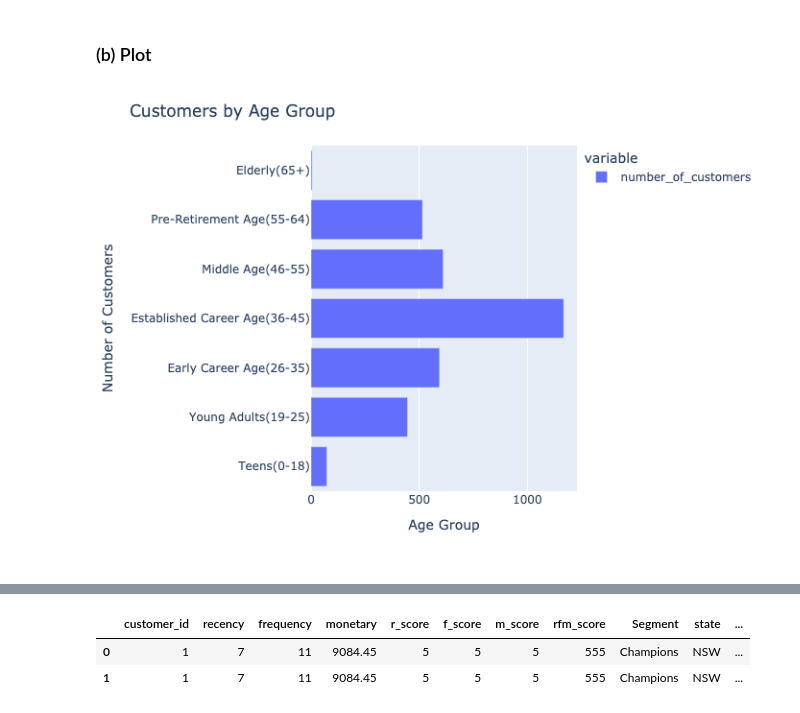
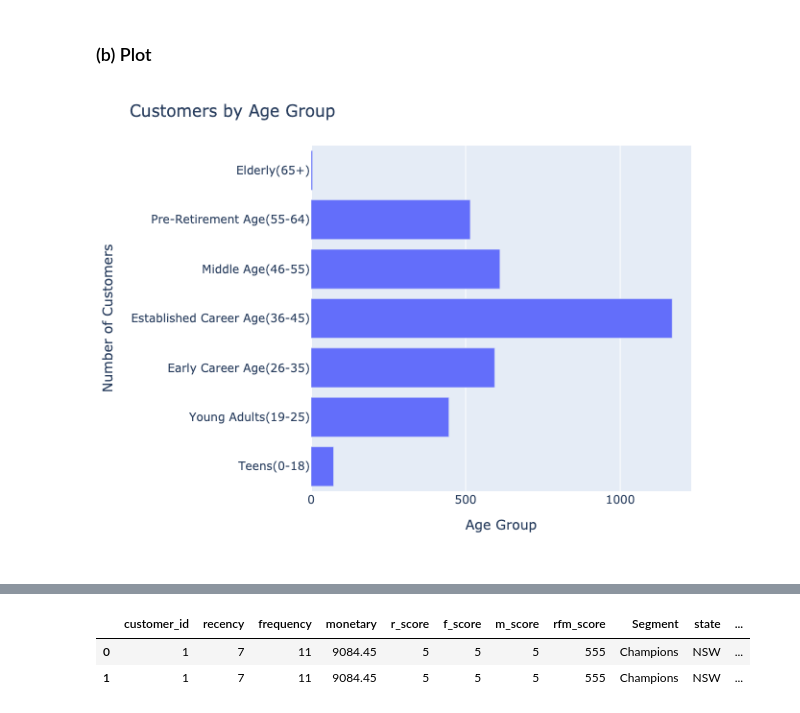
Before and after one commit to tanu-khanuja/customer_segmentation, a Jupyter notebook: notebooks/combined_data_analysis.ipynb, the cells around one changed output, grey strips where cells are left out. Saved outputs shown, nothing was run; the diff lists cells and outputs as text; code cells hidden in the pictures.

```diff
--- a/notebooks/combined_data_analysis.ipynb
+++ b/notebooks/combined_data_analysis.ipynb
@@ -377,4 +345,4 @@ rfm_updated.head()
 | 4 | 6 | 64 | 5 | 5931.69 | 2 | 2 | 3 | 223 | Lost Customers | VIC | ... |
 # %%
 # Group customers by age_group and count customers in each group
-age_grouped_customers = rfm_updated.groupby('age_group').agg({'customer_id':'count'})
+age_grouped_customers = rfm_updated.groupby('age_group', observed=False).agg({'customer_id':'count'})
@@ -400,19 +366,20 @@ age_grouped_customers
 # %%
 import plotly.express as px
 
 fig = px.bar(age_grouped_customers, orientation='h')
 fig.update_layout(
     xaxis_title='Age Group',
     yaxis_title= 'Number of Customers',
     title= 'Customers by Age Group',
+    showlegend= False
 )
 # fig.show()
 
 # Save the figure as a static image
 pio.write_image(fig, 'customers_by_age.png')
 
 # Display the image in the notebook
 
 Image('customers_by_age.png')
 # %% [output]
-[figure, old version]
+[figure, new version]
```
Also changed, not shown: parts of 20 cells of this notebook, 31 other files.
